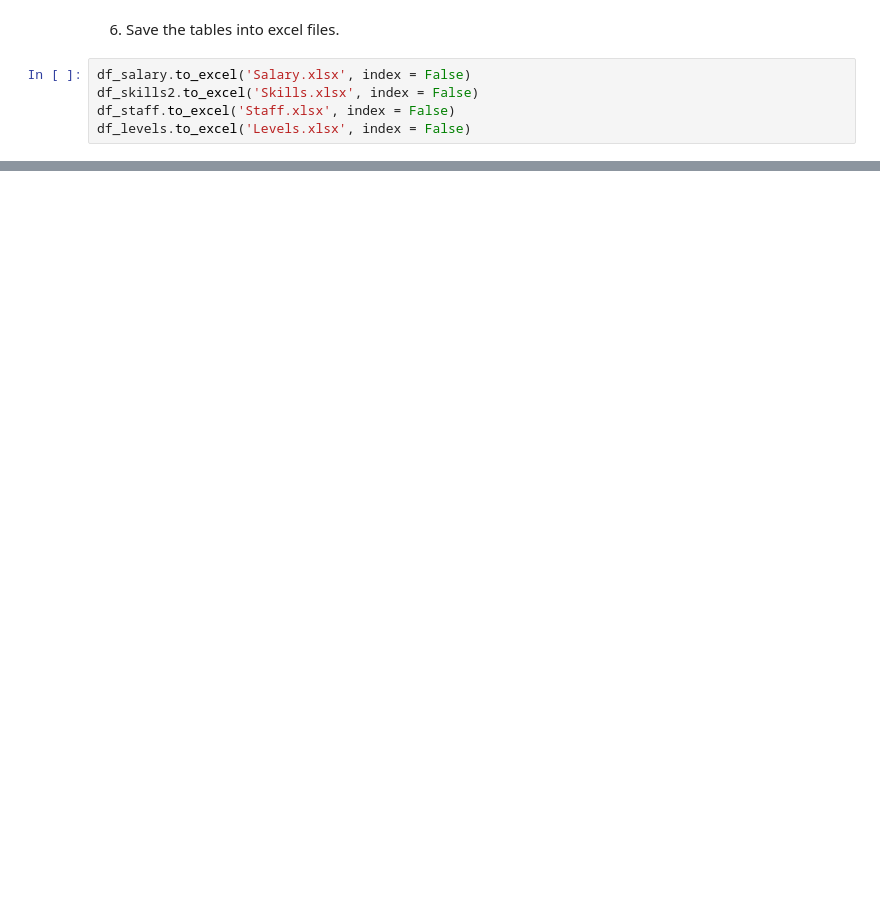
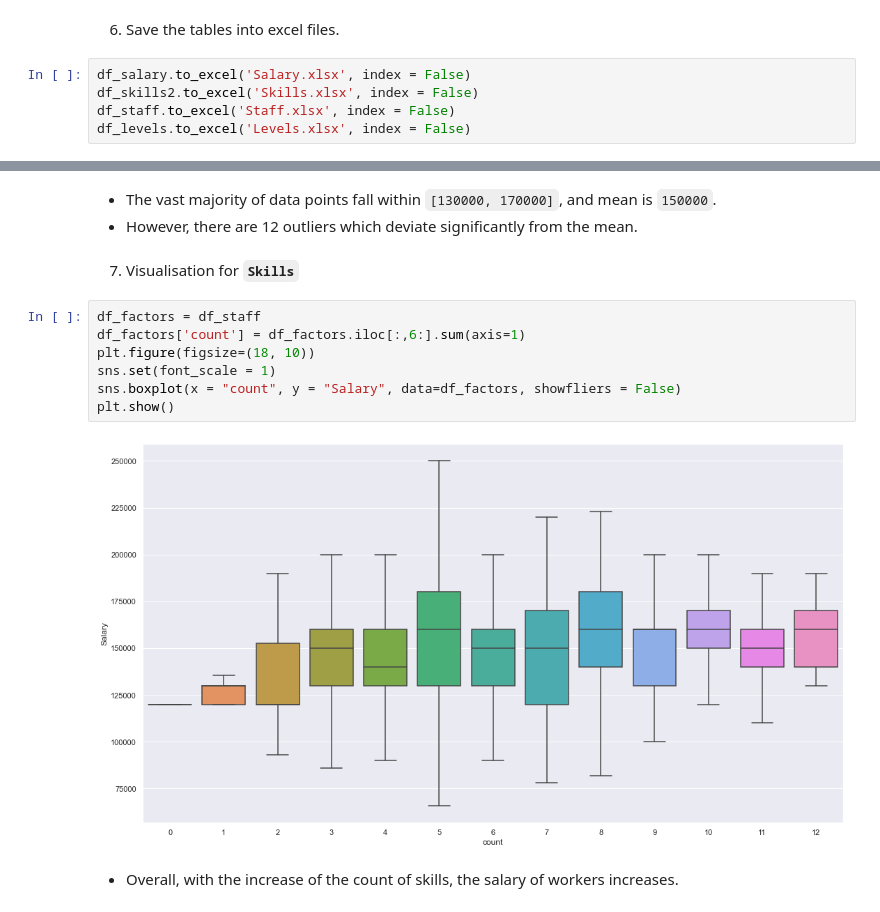
Before and after one commit to Junzhee/SC1015, a Jupyter notebook: mini_project/Data Science Job Postings and Salaries Analysis.ipynb, the cells around one changed output, grey strips where cells are left out. Saved outputs shown, nothing was run; the diff lists cells and outputs as text; blank space fills up the shorter version.

```diff
--- a/mini_project/Data Science Job Postings and Salaries Analysis.ipynb
+++ b/mini_project/Data Science Job Postings and Salaries Analysis.ipynb
@@ -342,0 +329,16 @@ plt.show()
+# %% [markdown]
+- The vast majority of data points fall within `[130000, 170000]`, and mean is `150000`.
+- However, there are 12 outliers which deviate significantly from the mean.
+# %% [markdown]
+7. Visualisation for **`Skills`**
+# %%
+df_factors = df_staff
+df_factors['count'] = df_factors.iloc[:,6:].sum(axis=1)
+plt.figure(figsize=(18, 10))
+sns.set(font_scale = 1)
+sns.boxplot(x = "count", y = "Salary", data=df_factors, showfliers = False)
+plt.show()
+# %% [output]
+[figure, added]
+# %% [markdown]
+- Overall, with the increase of the count of skills, the salary of workers increases.
```
Also changed, not shown: parts of 56 cells of this notebook, 4 other files.
